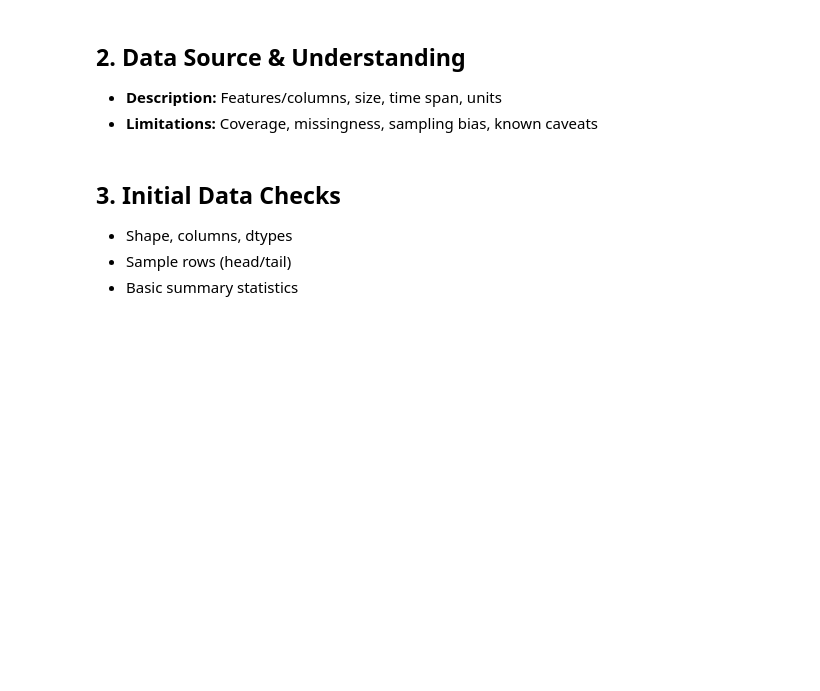
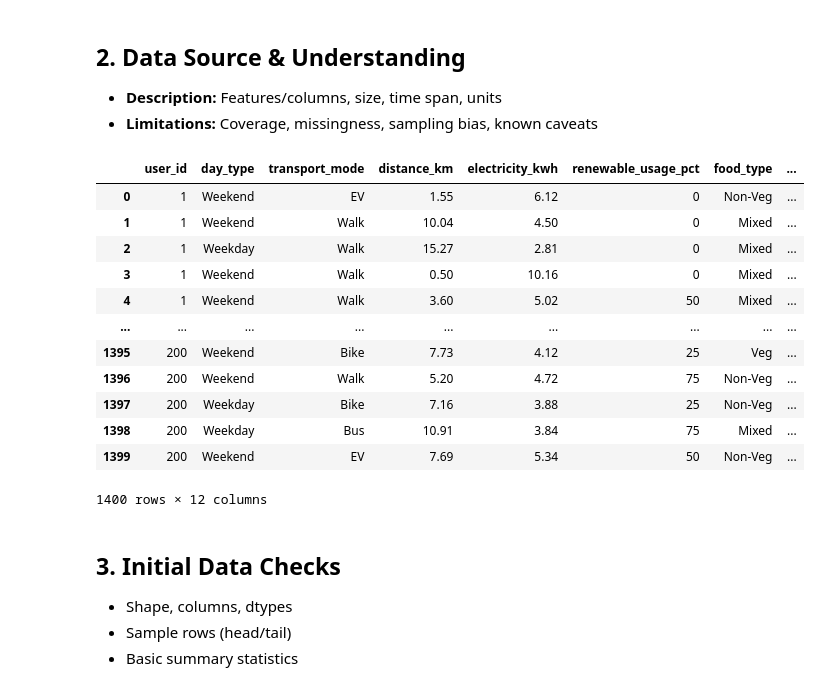
Before and after one commit to XunMMU/dsf-carbon, a Jupyter notebook: TT3L_G01_Notebook.ipynb, the cells around one changed output. Saved outputs shown, nothing was run; the diff lists cells and outputs as text; code cells hidden in the pictures; blank space fills up the shorter version.

```diff
--- a/TT3L_G01_Notebook.ipynb
+++ b/TT3L_G01_Notebook.ipynb
@@ -76,6 +72,23 @@ This dataset is suitable for this assignment because,
 ## 2. Data Source & Understanding
 - **Description:** Features/columns, size, time span, units
 - **Limitations:** Coverage, missingness, sampling bias, known caveats
+# %%
+df = pd.read_csv('personal_carbon_footprint_behavior.csv')
+df
+# %% [output]
+|  | user_id | day_type | transport_mode | distance_km | electricity_kwh | renewable_usage_pct | food_type | ... |
+| 0 | 1 | Weekend | EV | 1.55 | 6.12 | 0 | Non-Veg | ... |
+| 1 | 1 | Weekend | Walk | 10.04 | 4.50 | 0 | Mixed | ... |
+| 2 | 1 | Weekday | Walk | 15.27 | 2.81 | 0 | Mixed | ... |
+| 3 | 1 | Weekend | Walk | 0.50 | 10.16 | 0 | Mixed | ... |
+| 4 | 1 | Weekend | Walk | 3.60 | 5.02 | 50 | Mixed | ... |
+| ... | ... | ... | ... | ... | ... | ... | ... | ... |
+| 1395 | 200 | Weekend | Bike | 7.73 | 4.12 | 25 | Veg | ... |
+| 1396 | 200 | Weekend | Walk | 5.20 | 4.72 | 75 | Non-Veg | ... |
+| 1397 | 200 | Weekday | Bike | 7.16 | 3.88 | 25 | Non-Veg | ... |
+| 1398 | 200 | Weekday | Bus | 10.91 | 3.84 | 75 | Mixed | ... |
+| 1399 | 200 | Weekend | EV | 7.69 | 5.34 | 50 | Non-Veg | ... |
+1400 rows × 12 columns
 # %% [markdown]
 ## 3. Initial Data Checks
 - Shape, columns, dtypes
```
Also changed, not shown: parts of 10 cells of this notebook, 2 other files.
